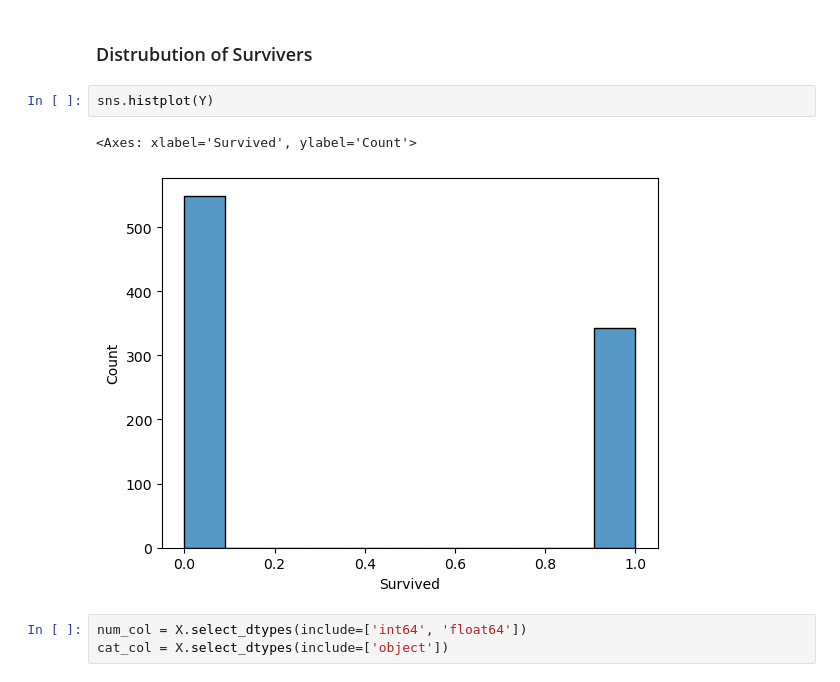
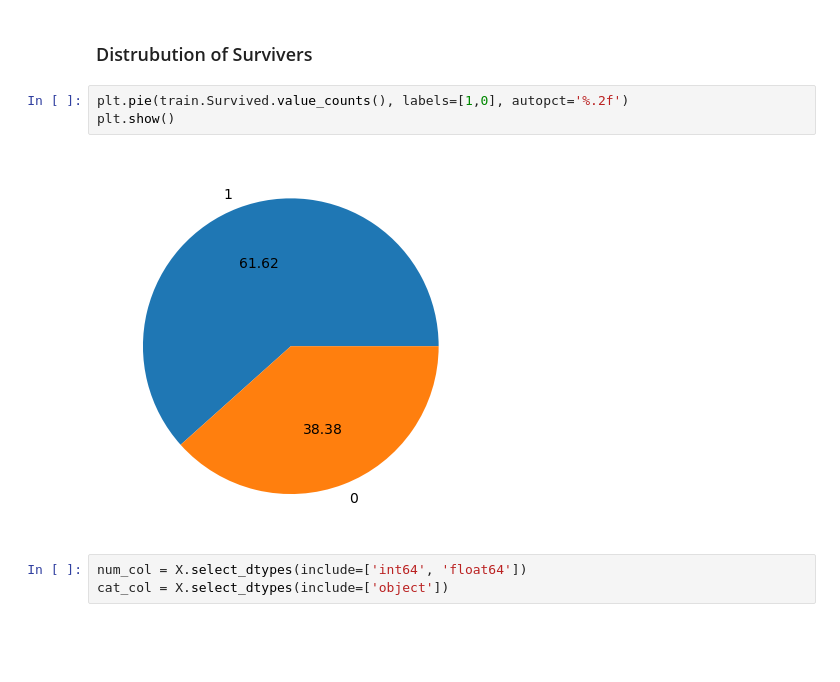
Before and after one commit to samaalibassem123/Titanic, a Jupyter notebook: Untitled.ipynb, the cells around one changed output. Drawn from its saved outputs; the diff is of its cells as text; blank space fills up the shorter version.

```diff
--- a/Untitled.ipynb
+++ b/Untitled.ipynb
@@ -77,10 +77,10 @@ array([[<Axes: title={'center': 'PassengerId'}>,
 # %% [markdown]
 ### Distrubution of Survivers
 # %%
-sns.histplot(Y)
+plt.pie(train.Survived.value_counts(), labels=[1,0], autopct='%.2f')
+plt.show()
 # %% [output]
-<Axes: xlabel='Survived', ylabel='Count'>
-[figure, old version]
+[figure, new version]
 # %%
 num_col = X.select_dtypes(include=['int64', 'float64'])
 cat_col = X.select_dtypes(include=['object'])
```
